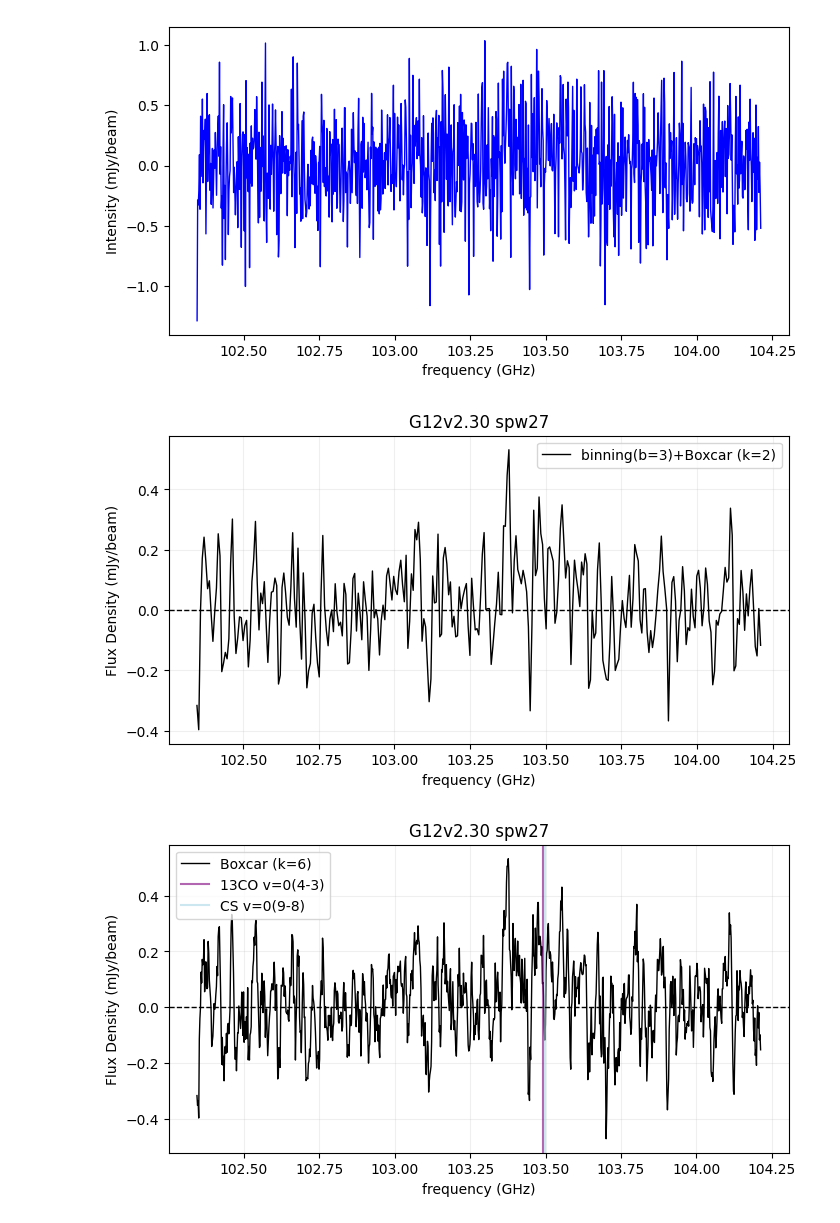
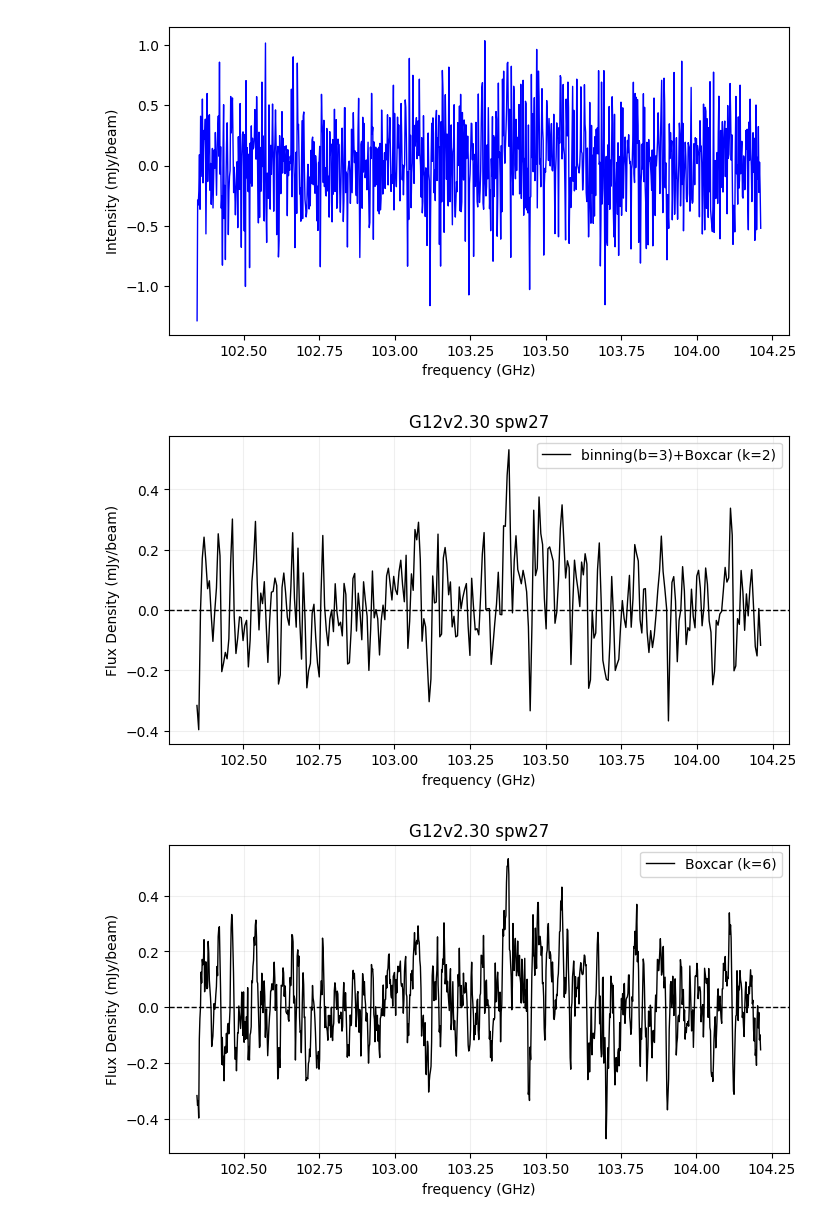
Before and after one commit to 000RF/2025-summer, a Jupyter notebook: G12v2.30/中/spw27.ipynb, the cells around one changed output. Drawn from its saved outputs; the diff is of its cells as text; code cells hidden in the pictures.

```diff
--- a/G12v2.30/中/spw27.ipynb
+++ b/G12v2.30/中/spw27.ipynb
@@ -74,33 +74,33 @@ plt.title("G12v2.30 spw27")
 #plt.ylim(    ,     )
 plt.axhline(0, color="black", linewidth=1, linestyle="--")
 plt.grid(True, alpha=0.2)
 plt.legend()
 plt.show()
 
 
 #if you just need boxcar smoothing
 
 y_boxcar = boxcar_smooth(y, kernel_size=6)
 
 plt.figure(figsize=(8, 4))
 plt.plot(x, y_boxcar, color="black", linewidth=1, label="Boxcar (k=6)")
 #for freq, label in my_lines:
 #    plt.axvline(freq, color="red", linestyle="-", alpha=0.6)
 #    plt.text(freq, max(y_boxcar)*-0.6, label, rotation=90, color="red", fontsize=10, ha='right', va='bottom')
-plt.axvline(103.490296, color="purple", linestyle="-", alpha=0.6, label="13CO v=0(4-3)")
-plt.axvline(103.499234, color="lightblue", linestyle="-", alpha=0.6, label="CS v=0(9-8)")
+#plt.axvline(103.490296, color="purple", linestyle="-", alpha=0.6, label="13CO v=0(4-3)")
+#plt.axvline(103.499234, color="lightblue", linestyle="-", alpha=0.6, label="CS v=0(9-8)")
 #for freq, label in template_lines:
 #    plt.axvline(freq, color="blue", linestyle="-", alpha=0.6)
 #    plt.text(freq, max(df[df.columns[1]])*-0.6, label, rotation=90, color="blue", fontsize=10, ha='right', va='bottom')
 plt.xlabel("frequency (GHz)")
 plt.ylabel("Flux Density (mJy/beam)")
 plt.title("G12v2.30 spw27")
 #plt.xlim(    ,     )
 #plt.ylim(    ,     )
 plt.axhline(0, color="black", linewidth=1, linestyle="--")
 plt.grid(True, alpha=0.2)
 plt.legend()
 plt.show()
 # %% [output]
 [figure]
-[figure, old version]
+[figure, new version]
```
Also changed, not shown: 15 other files.
